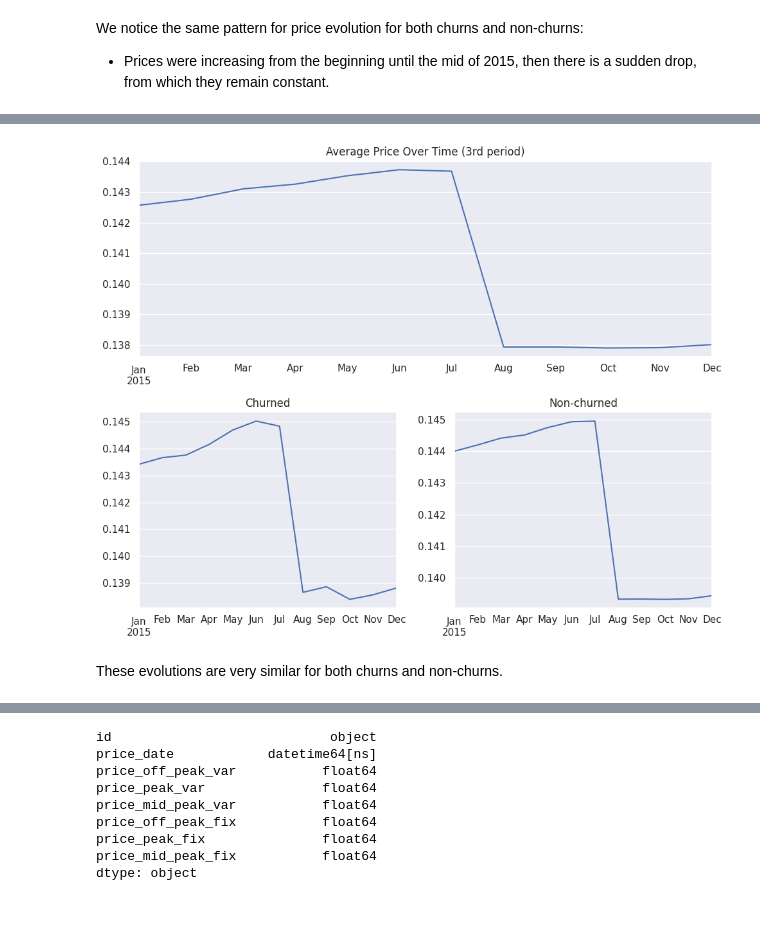
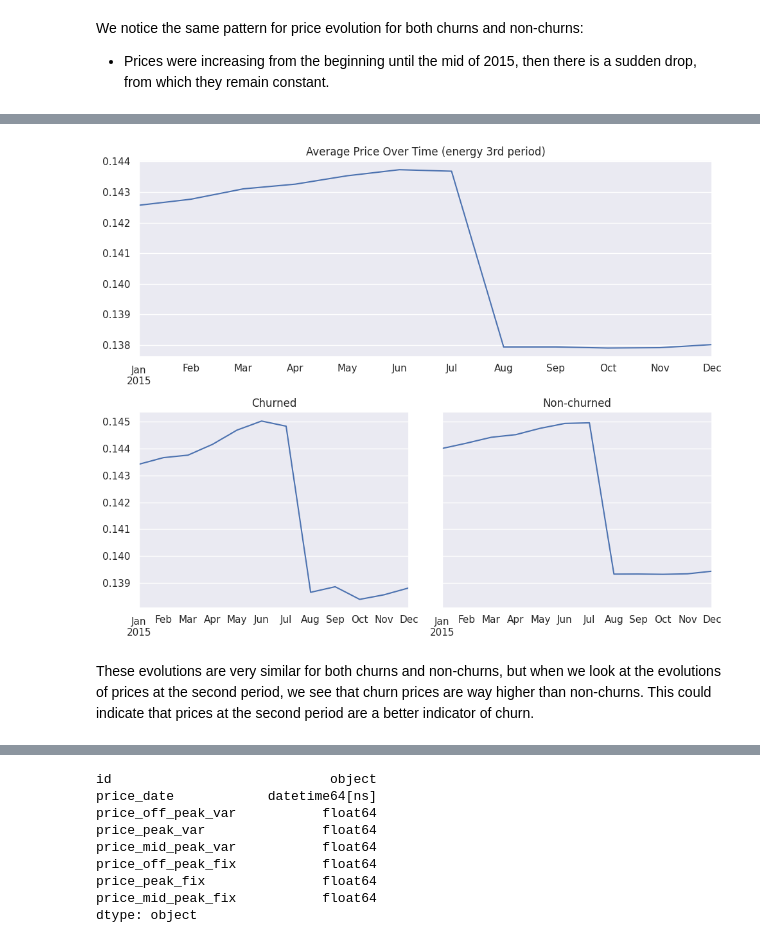
Before and after one commit to mnijadi/energy-company-customer-churn, a Jupyter notebook: notebooks/eda.ipynb, the cells around one changed output, grey strips where cells are left out. Cells and saved outputs as stored; diff of their text form; code cells hidden in the pictures; blank space fills up the shorter version.

```diff
--- a/notebooks/eda.ipynb
+++ b/notebooks/eda.ipynb
@@ -652,7 +652,7 @@ def plot_price_over_time(col, period, figname):
 
     ax1 = fig.add_subplot(gs[0, :])
     ax2 = fig.add_subplot(gs[1, 0])
-    ax3 = fig.add_subplot(gs[1, 1])
+    ax3 = fig.add_subplot(gs[1, 1], sharey=ax2)
 
     price_df.groupby('price_date')[col].mean().plot(ax=ax1, xlabel='')
     ax1.set_title(f'Average Price Over Time ({period} period)')
@@ -680,6 +680,6 @@ plot_price_over_time('price_peak_var', '2nd', 'price_2nd_period_over_time')
 # %%
-plot_price_over_time('price_off_peak_var', '3rd', 'price_3rd_period_over_time')
+plot_price_over_time('price_off_peak_var', 'energy 3rd', 'price_3rd_period_over_time')
 # %% [output]
-[figure, old version]
+[figure, new version]
 # %% [markdown]
-These evolutions are very similar for both churns and non-churns.
+These evolutions are very similar for both churns and non-churns, but when we look at the evolutions of prices at the second period, we see that churn prices are way higher than non-churns. This could indicate that prices at the second period are a better indicator of churn.
```
Also changed, not shown: parts of 6 cells of this notebook, 6 other files.
